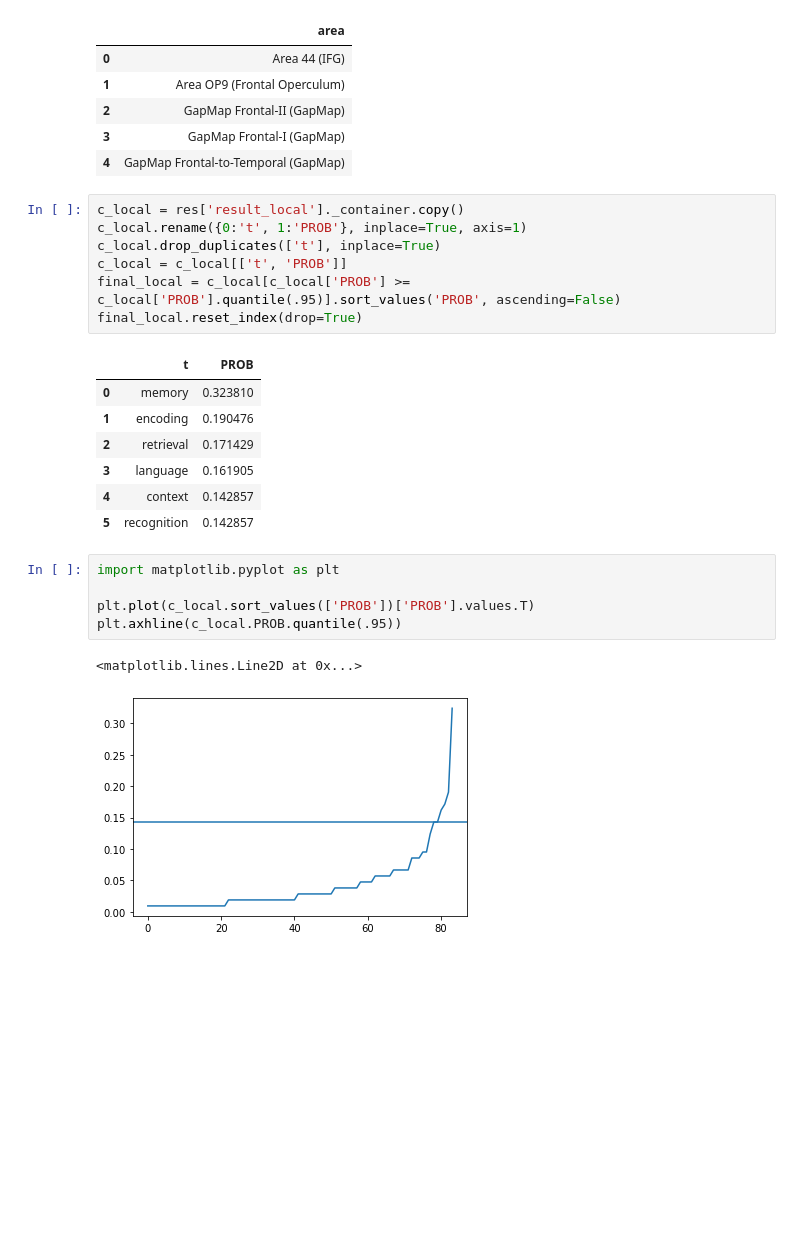
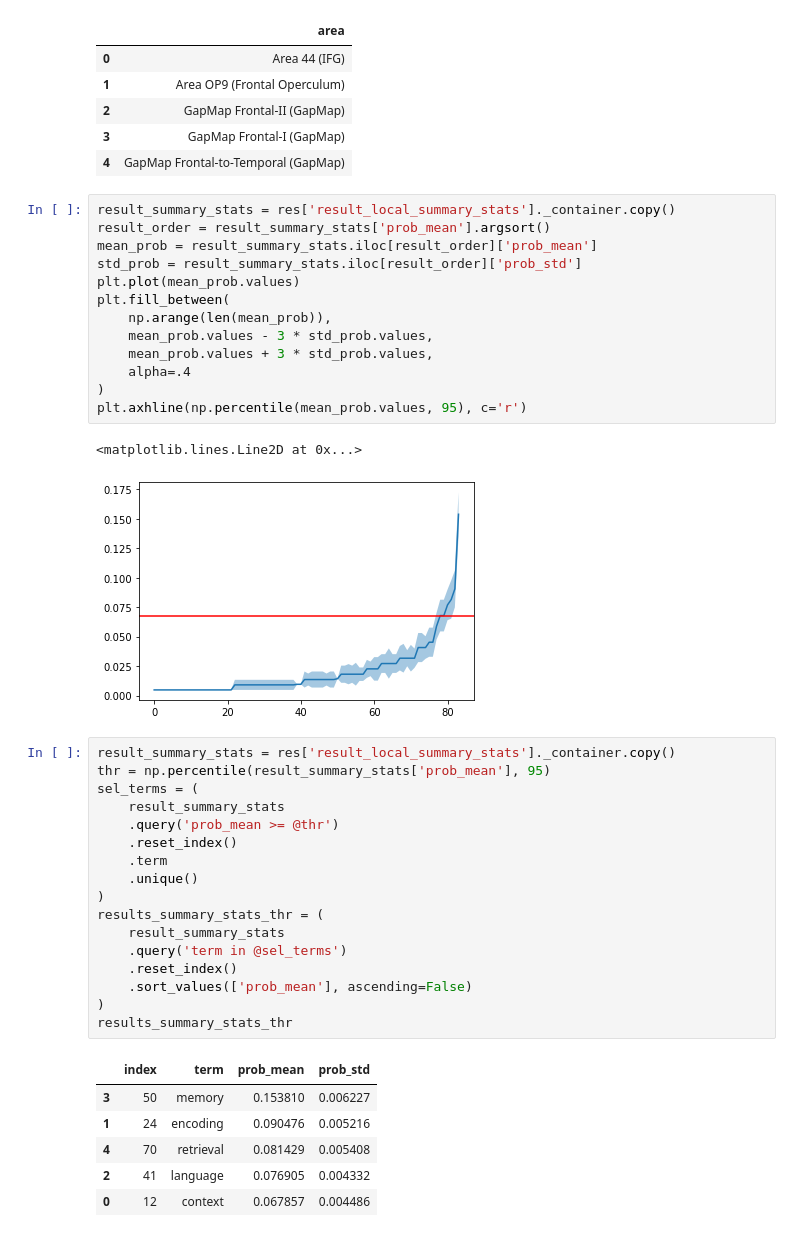
Before and after one commit to gzanitti/NeuroLang, a Jupyter notebook: examples/Network example.ipynb, the cells around one changed output. Cells and saved outputs as stored; diff of their text form; blank space fills up the shorter version.

```diff
--- a/examples/Network example.ipynb
+++ b/examples/Network example.ipynb
@@ -704,26 +778,43 @@ pd.DataFrame(res['local_names'].as_pandas_dataframe().name.unique(), columns=['a
 | 2 | GapMap Frontal-II (GapMap) |
 | 3 | GapMap Frontal-I (GapMap) |
 | 4 | GapMap Frontal-to-Temporal (GapMap) |
-# %%
-c_local = res['result_local']._container.copy()
-c_local.rename({0:'t', 1:'PROB'}, inplace=True, axis=1)
-c_local.drop_duplicates(['t'], inplace=True)
-c_local = c_local[['t', 'PROB']]
-final_local = c_local[c_local['PROB'] >= c_local['PROB'].quantile(.95)].sort_values('PROB', ascending=False)
-final_local.reset_index(drop=True)
-# %% [output]
-|  | t | PROB |
-| 0 | memory | 0.323810 |
-| 1 | encoding | 0.190476 |
-| 2 | retrieval | 0.171429 |
-| 3 | language | 0.161905 |
-| 4 | context | 0.142857 |
-| 5 | recognition | 0.142857 |
-# %%
-import matplotlib.pyplot as plt
-
-plt.plot(c_local.sort_values(['PROB'])['PROB'].values.T)
-plt.axhline(c_local.PROB.quantile(.95))
-# %% [output]
-<matplotlib.lines.Line2D at 0x...>
-[figure, removed]
+# %%
+result_summary_stats = res['result_local_summary_stats']._container.copy()
+result_order = result_summary_stats['prob_mean'].argsort()
+mean_prob = result_summary_stats.iloc[result_order]['prob_mean']
+std_prob = result_summary_stats.iloc[result_order]['prob_std']
+plt.plot(mean_prob.values)
+plt.fill_between(
+    np.arange(len(mean_prob)),
+    mean_prob.values - 3 * std_prob.values,
+    mean_prob.values + 3 * std_prob.values,
+    alpha=.4
+)
+plt.axhline(np.percentile(mean_prob.values, 95), c='r')
+# %% [output]
+<matplotlib.lines.Line2D at 0x...>
+[figure, added]
+# %%
+result_summary_stats = res['result_local_summary_stats']._container.copy()
+thr = np.percentile(result_summary_stats['prob_mean'], 95)
+sel_terms = (
+    result_summary_stats
+    .query('prob_mean >= @thr')
+    .reset_index()
+    .term
+    .unique()
+)
+results_summary_stats_thr = (
+    result_summary_stats
+    .query('term in @sel_terms')
+    .reset_index()
+    .sort_values(['prob_mean'], ascending=False)
+)
+results_summary_stats_thr
+# %% [output]
+|  | index | term | prob_mean | prob_std |
+| 3 | 50 | memory | 0.153810 | 0.006227 |
+| 1 | 24 | encoding | 0.090476 | 0.005216 |
+| 4 | 70 | retrieval | 0.081429 | 0.005408 |
+| 2 | 41 | language | 0.076905 | 0.004332 |
+| 0 | 12 | context | 0.067857 | 0.004486 |
```
Also changed, not shown: parts of 10 cells of this notebook, 1 other file.
